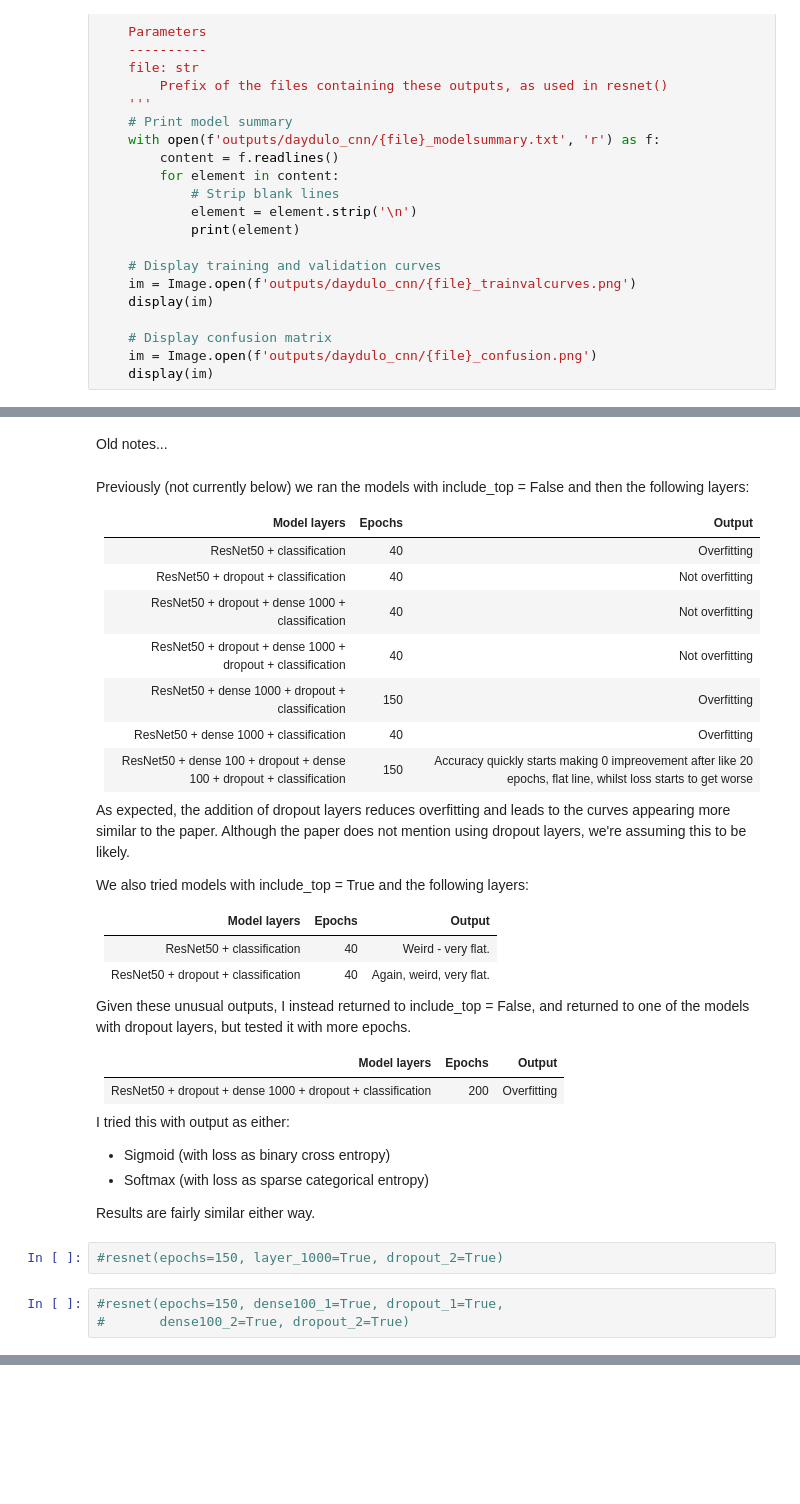
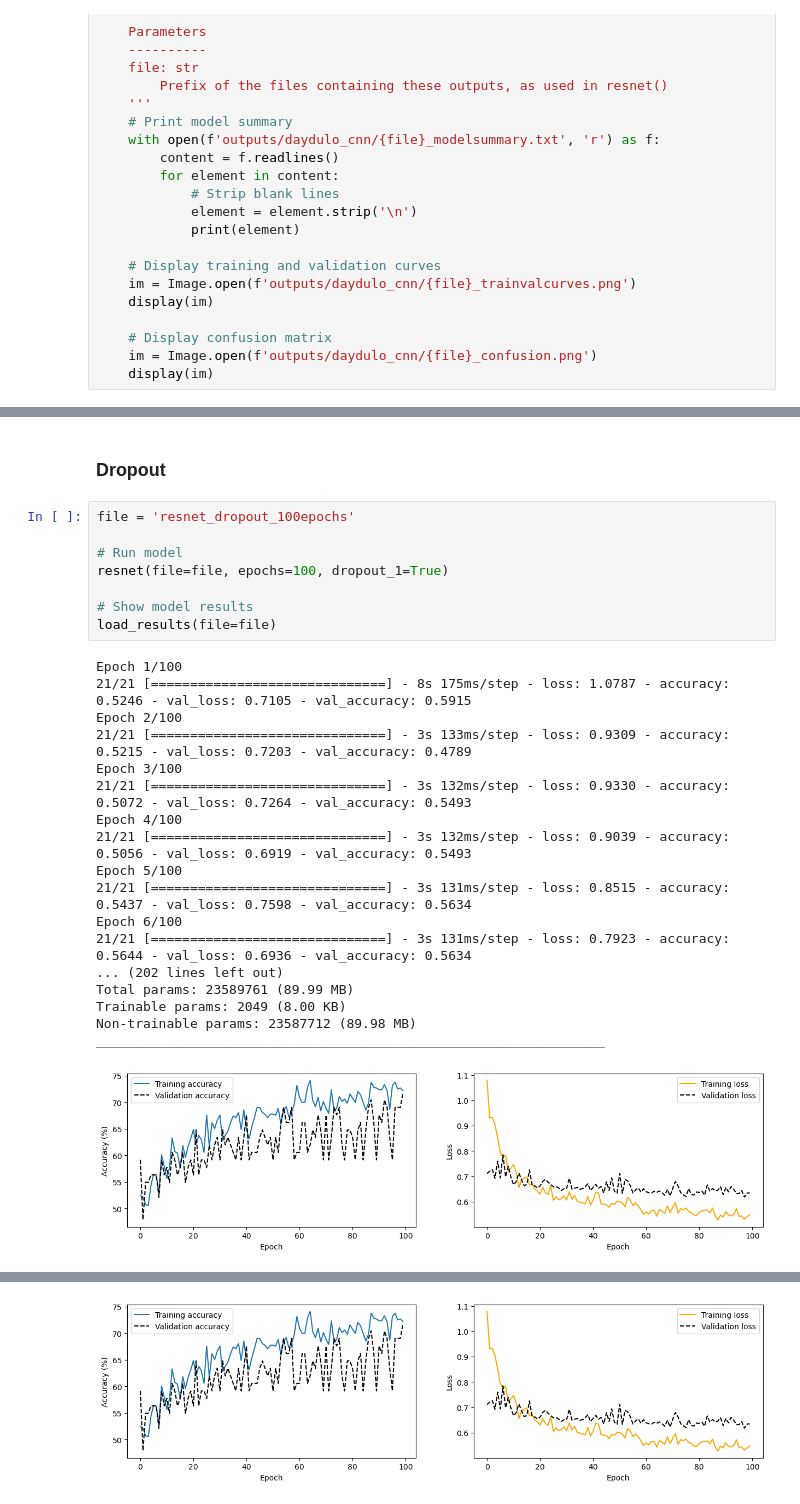
Before and after one commit to birth-outcomes/ctg_exploratory, a Jupyter notebook: 09_daydulo_resnet50.ipynb, the cells around one changed output, grey strips where cells are left out. Saved outputs shown, nothing was run; the diff lists cells and outputs as text; blank space fills up the shorter version.

```diff
--- a/09_daydulo_resnet50.ipynb
+++ b/09_daydulo_resnet50.ipynb
@@ -422,41 +439,30 @@ _________________________________________________________________
 [figure]
-# %% [markdown]
-Old notes...
-# %% [markdown]
-Previously (not currently below) we ran the models with include_top = False and then the following layers:
-
-| Model layers | Epochs | Output |
-| --- | --- | --- |
-| ResNet50 + classification | 40 | Overfitting |
-| ResNet50 + dropout + classification | 40 | Not overfitting |
-| ResNet50 + dropout + dense 1000 + classification | 40 | Not overfitting |
-| ResNet50 + dropout + dense 1000 + dropout + classification | 40 | Not overfitting |
-| ResNet50 + dense 1000 + dropout + classification | 150 | Overfitting |
-| ResNet50 + dense 1000 + classification | 40 | Overfitting |
-| ResNet50 + dense 100 + dropout + dense 100 + dropout + classification | 150 | Accuracy quickly starts making 0 impreovement after like 20 epochs, flat line, whilst loss starts to get worse |
-
-As expected, the addition of dropout layers reduces overfitting and leads to the curves appearing more similar to the paper. Although the paper does not mention using dropout layers, we're assuming this to be likely.
-
-We also tried models with include_top = True and the following layers:
-
-| Model layers | Epochs | Output |
-| --- | --- | --- |
-| ResNet50 + classification | 40 | Weird - very flat. |
-| ResNet50 + dropout + classification | 40 | Again, weird, very flat. |
-
-Given these unusual outputs, I instead returned to include_top = False, and returned to one of the models with dropout layers, but tested it with more epochs.
-
-| Model layers | Epochs | Output |
-| --- | --- | --- |
-| ResNet50 + dropout + dense 1000 + dropout + classification | 200 | Overfitting |
-
-I tried this with output as either:
-* Sigmoid (with loss as binary cross entropy)
-* Softmax (with loss as sparse categorical entropy)
-
-Results are fairly similar either way.
-# %%
-#resnet(epochs=150, layer_1000=True, dropout_2=True)
-# %%
-#resnet(epochs=150, dense100_1=True, dropout_1=True,
-#       dense100_2=True, dropout_2=True)
+# %% [markdown]
+### Dropout
+# %%
+file = 'resnet_dropout_100epochs'
+
+# Run model
+resnet(file=file, epochs=100, dropout_1=True)
+
+# Show model results
+load_results(file=file)
+# %% [output]
+Epoch 1/100
+21/21 [==============================] - 8s 175ms/step - loss: 1.0787 - accuracy: 0.5246 - val_loss: 0.7105 - val_accuracy: 0.5915
+Epoch 2/100
+21/21 [==============================] - 3s 133ms/step - loss: 0.9309 - accuracy: 0.5215 - val_loss: 0.7203 - val_accuracy: 0.4789
+Epoch 3/100
+21/21 [==============================] - 3s 132ms/step - loss: 0.9330 - accuracy: 0.5072 - val_loss: 0.7264 - val_accuracy: 0.5493
+Epoch 4/100
+21/21 [==============================] - 3s 132ms/step - loss: 0.9039 - accuracy: 0.5056 - val_loss: 0.6919 - val_accuracy: 0.5493
+Epoch 5/100
+21/21 [==============================] - 3s 131ms/step - loss: 0.8515 - accuracy: 0.5437 - val_loss: 0.7598 - val_accuracy: 0.5634
+Epoch 6/100
+21/21 [==============================] - 3s 131ms/step - loss: 0.7923 - accuracy: 0.5644 - val_loss: 0.6936 - val_accuracy: 0.5634
+... (202 lines left out)
+Total params: 23589761 (89.99 MB)
+Trainable params: 2049 (8.00 KB)
+Non-trainable params: 23587712 (89.98 MB)
+_________________________________________________________________
+[figure, added]
@@ -462,0 +470 @@ Results are fairly similar either way.
+[figure, added]
```
Also changed, not shown: parts of 9 cells of this notebook, 6 other files.
